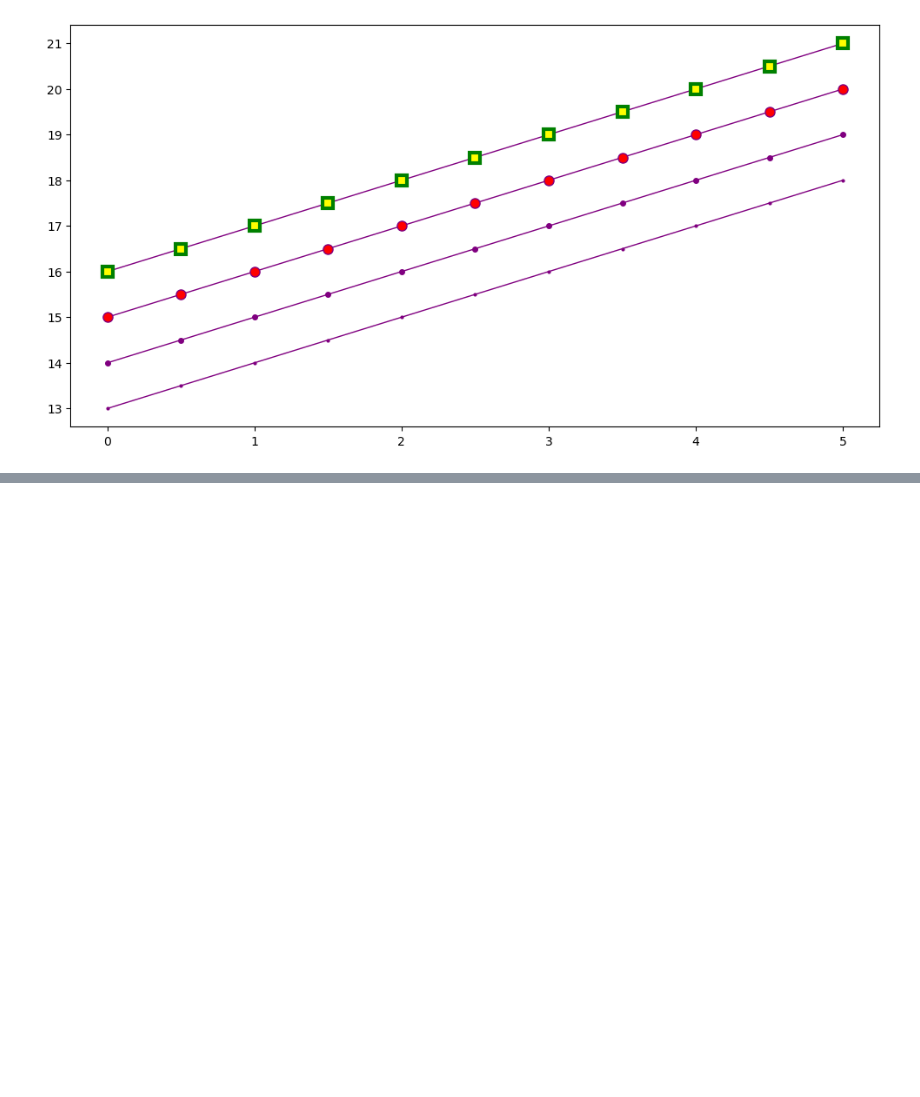
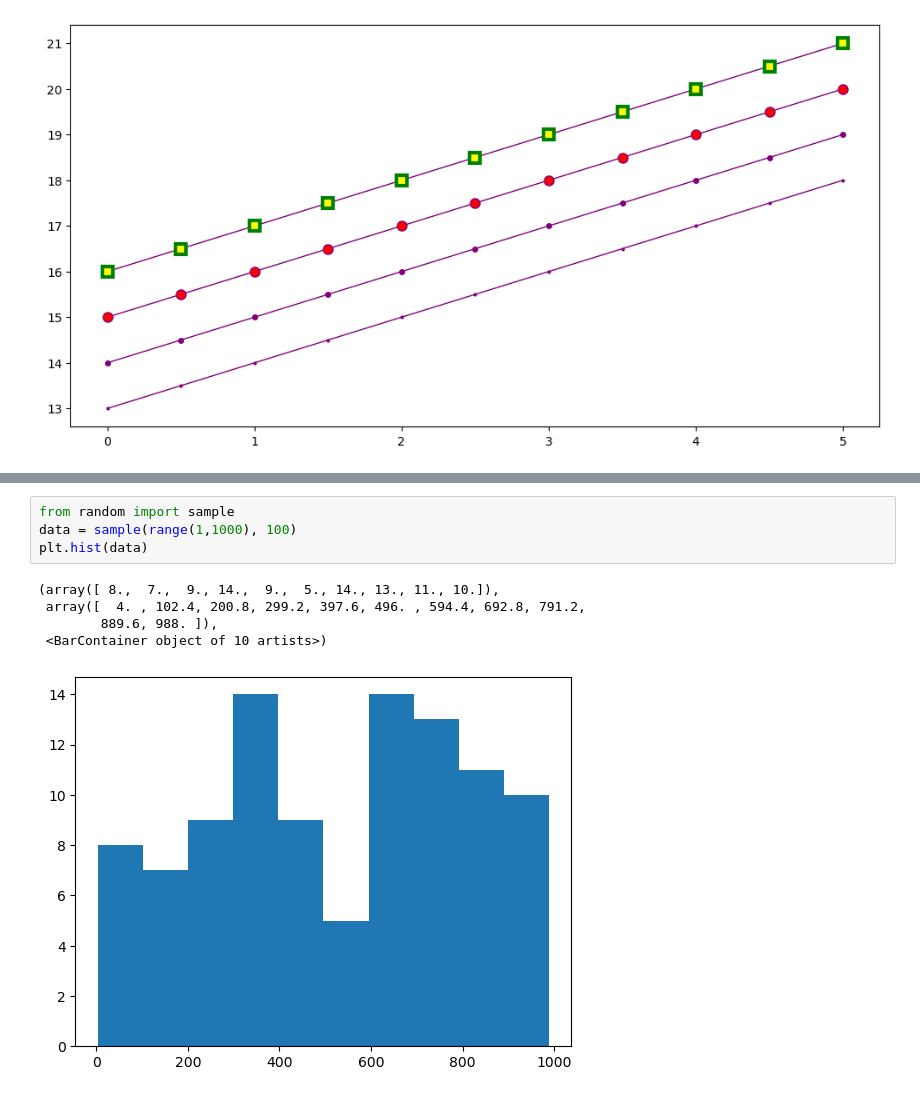
Before and after one commit to SiddheshDaphane/Python-for-data-science-and-machine-learning, a Jupyter notebook: 4. Matplotlib.ipynb, the cells around one changed output, grey strips where cells are left out. Drawn from its saved outputs; the diff is of its cells as text; blank space fills up the shorter version.

```diff
--- a/4. Matplotlib.ipynb
+++ b/4. Matplotlib.ipynb
@@ -323,0 +384,10 @@ ax.plot(x, x+16, color="purple", lw=1, ls='-', marker='s', markersize=8,
+# %%
+from random import sample
+data = sample(range(1,1000), 100)
+plt.hist(data)
+# %% [output]
+(array([ 8.,  7.,  9., 14.,  9.,  5., 14., 13., 11., 10.]),
+ array([  4. , 102.4, 200.8, 299.2, 397.6, 496. , 594.4, 692.8, 791.2,
+        889.6, 988. ]),
+ <BarContainer object of 10 artists>)
+[figure, added]
```
Also changed, not shown: parts of 10 cells of this notebook.
